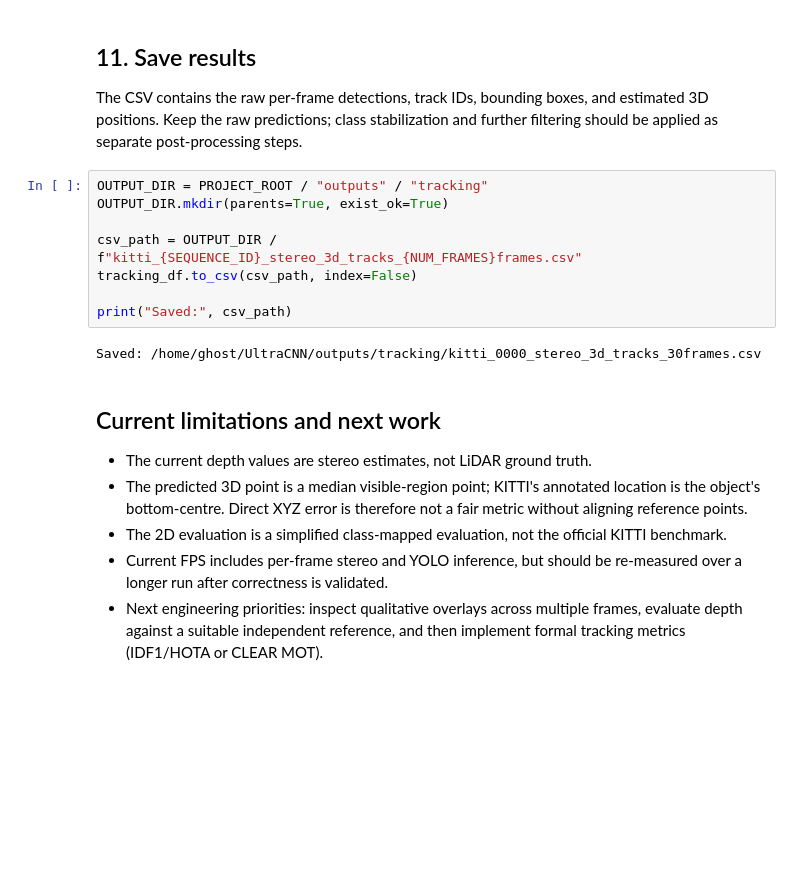
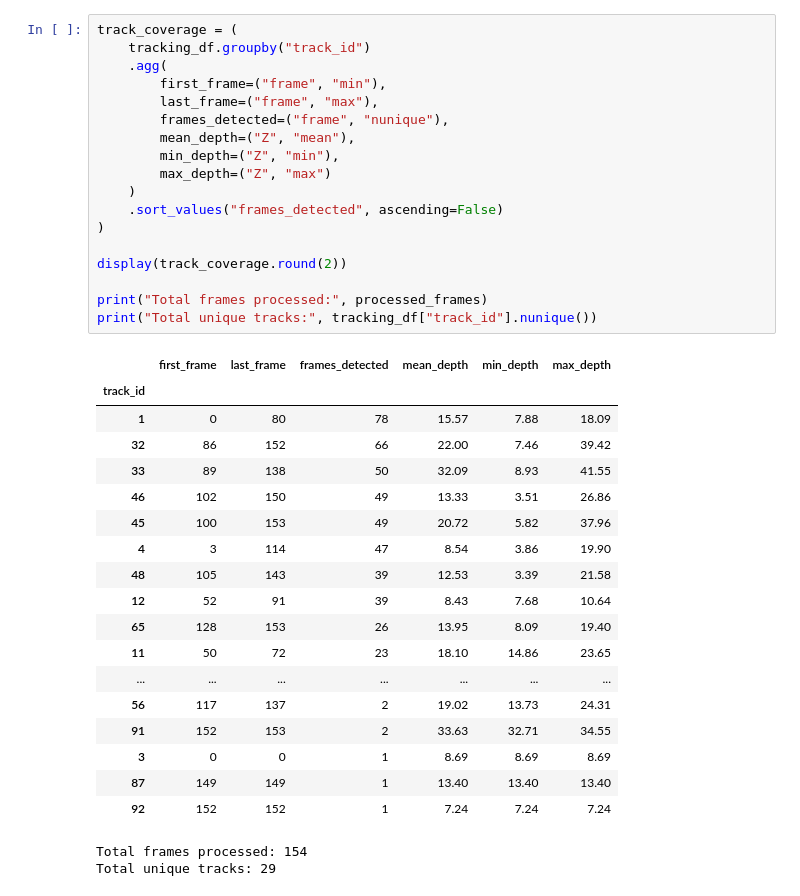
Before and after one commit to ViswaSekar-goat/UltraCNN, a Jupyter notebook: notebooks/05_multi_object_tracking.ipynb, the cells around one changed output. Cells and saved outputs as stored; diff of their text form; blank space fills up the shorter version.

```diff
--- a/notebooks/05_multi_object_tracking.ipynb
+++ b/notebooks/05_multi_object_tracking.ipynb
@@ -756,22 +409,39 @@ GT identities matched to multiple predicted IDs: 1
-# %% [markdown]
-## 11. Save results
-
-The CSV contains the raw per-frame detections, track IDs, bounding boxes, and estimated 3D positions. Keep the raw predictions; class stabilization and further filtering should be applied as separate post-processing steps.
-# %%
-OUTPUT_DIR = PROJECT_ROOT / "outputs" / "tracking"
-OUTPUT_DIR.mkdir(parents=True, exist_ok=True)
-
-csv_path = OUTPUT_DIR / f"kitti_{SEQUENCE_ID}_stereo_3d_tracks_{NUM_FRAMES}frames.csv"
-tracking_df.to_csv(csv_path, index=False)
-
-print("Saved:", csv_path)
-# %% [output]
-Saved: /home/ghost/UltraCNN/outputs/tracking/kitti_0000_stereo_3d_tracks_30frames.csv
-# %% [markdown]
-## Current limitations and next work
-
-- The current depth values are stereo estimates, not LiDAR ground truth.
-- The predicted 3D point is a median visible-region point; KITTI's annotated location is the object's bottom-centre. Direct XYZ error is therefore not a fair metric without aligning reference points.
-- The 2D evaluation is a simplified class-mapped evaluation, not the official KITTI benchmark.
-- Current FPS includes per-frame stereo and YOLO inference, but should be re-measured over a longer run after correctness is validated.
-- Next engineering priorities: inspect qualitative overlays across multiple frames, evaluate depth against a suitable independent reference, and then implement formal tracking metrics (IDF1/HOTA or CLEAR MOT).
+# %%
+track_coverage = (
+    tracking_df.groupby("track_id")
+    .agg(
+        first_frame=("frame", "min"),
+        last_frame=("frame", "max"),
+        frames_detected=("frame", "nunique"),
+        mean_depth=("Z", "mean"),
+        min_depth=("Z", "min"),
+        max_depth=("Z", "max")
+    )
+    .sort_values("frames_detected", ascending=False)
+)
+
+display(track_coverage.round(2))
+
+print("Total frames processed:", processed_frames)
+print("Total unique tracks:", tracking_df["track_id"].nunique())
+# %% [output]
+|  | first_frame | last_frame | frames_detected | mean_depth | min_depth | max_depth |
+| track_id |  |  |  |  |  |  |
+| 1 | 0 | 80 | 78 | 15.57 | 7.88 | 18.09 |
+| 32 | 86 | 152 | 66 | 22.00 | 7.46 | 39.42 |
+| 33 | 89 | 138 | 50 | 32.09 | 8.93 | 41.55 |
+| 46 | 102 | 150 | 49 | 13.33 | 3.51 | 26.86 |
+| 45 | 100 | 153 | 49 | 20.72 | 5.82 | 37.96 |
+| 4 | 3 | 114 | 47 | 8.54 | 3.86 | 19.90 |
+| 48 | 105 | 143 | 39 | 12.53 | 3.39 | 21.58 |
+| 12 | 52 | 91 | 39 | 8.43 | 7.68 | 10.64 |
+| 65 | 128 | 153 | 26 | 13.95 | 8.09 | 19.40 |
+| 11 | 50 | 72 | 23 | 18.10 | 14.86 | 23.65 |
+| ... | ... | ... | ... | ... | ... | ... |
+| 56 | 117 | 137 | 2 | 19.02 | 13.73 | 24.31 |
+| 91 | 152 | 153 | 2 | 33.63 | 32.71 | 34.55 |
+| 3 | 0 | 0 | 1 | 8.69 | 8.69 | 8.69 |
+| 87 | 149 | 149 | 1 | 13.40 | 13.40 | 13.40 |
+| 92 | 152 | 152 | 1 | 7.24 | 7.24 | 7.24 |
+Total frames processed: 154
+Total unique tracks: 29
```
Also changed, not shown: parts of 26 cells of this notebook, 1 other file.
